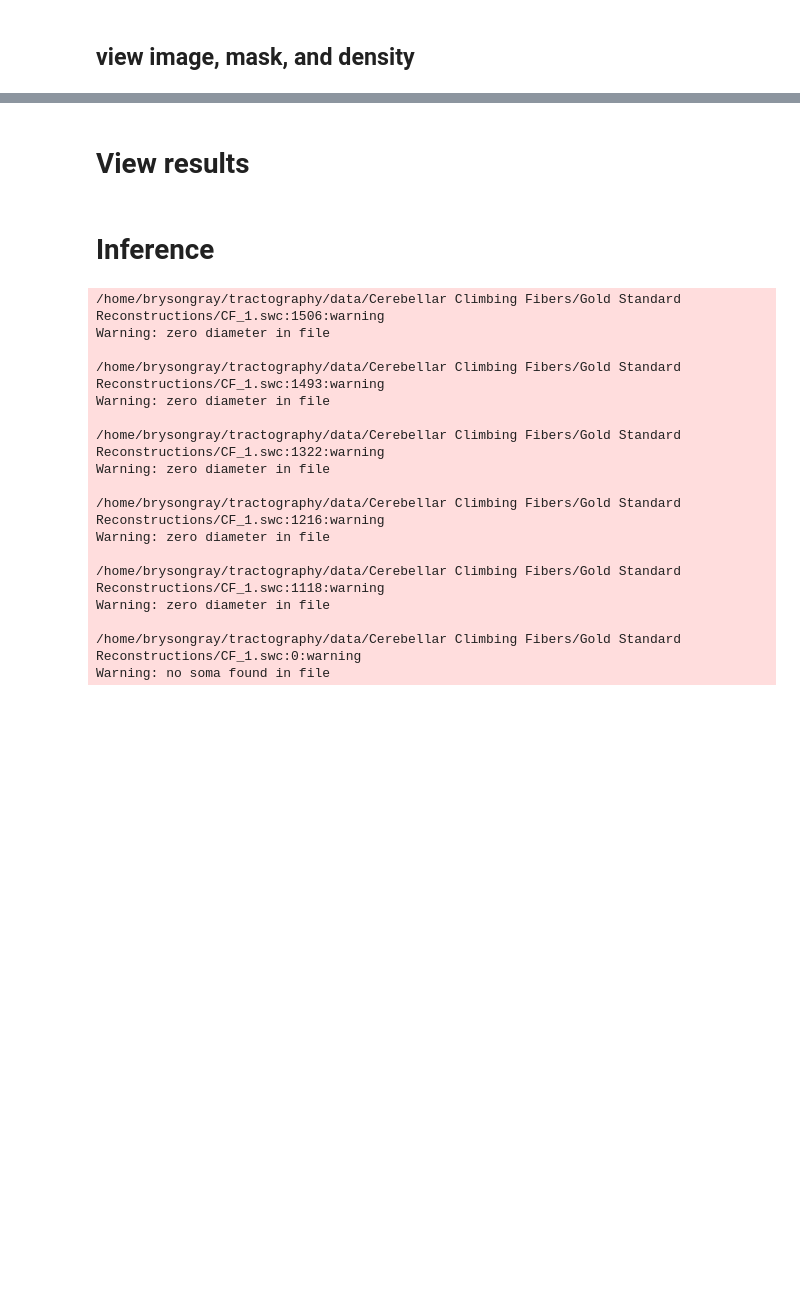
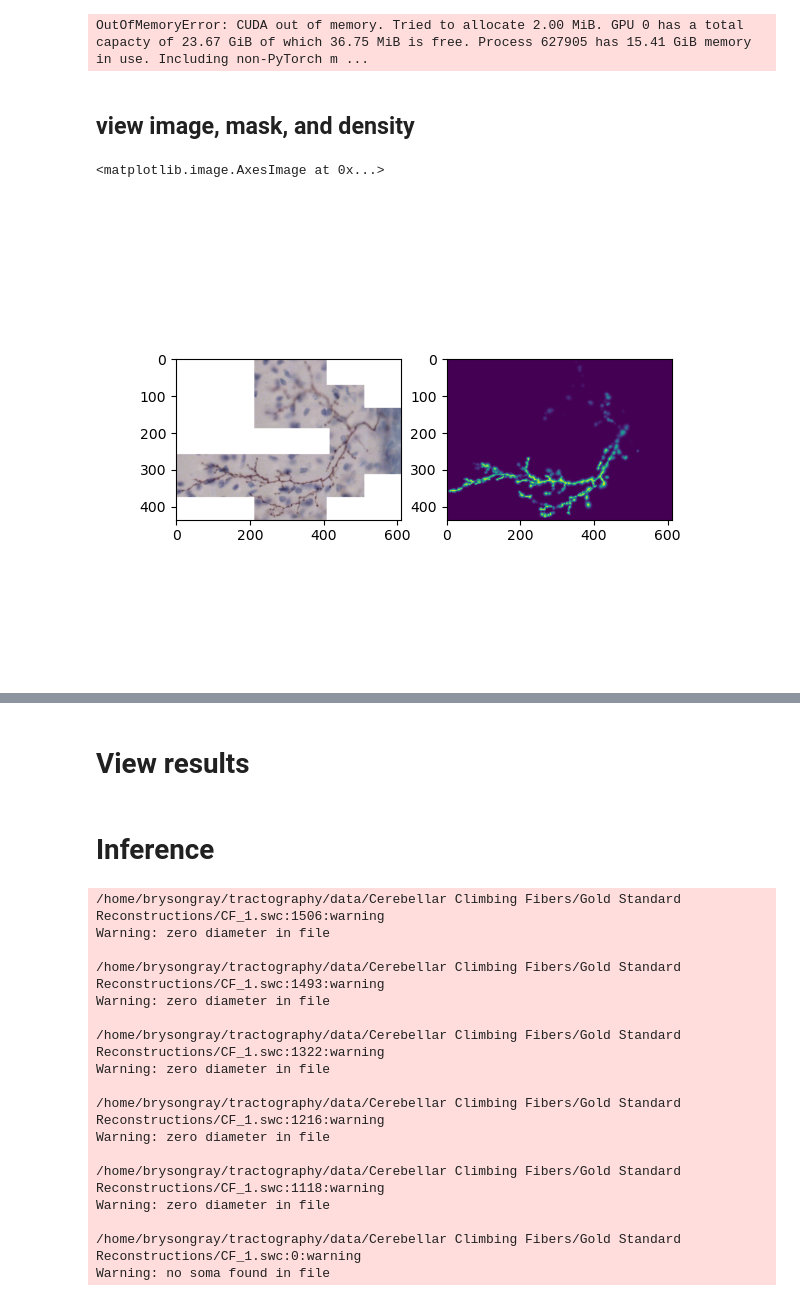
Before and after one commit to twardlab/neurotrack, a Jupyter notebook: neuron_trx/notebooks/neuron_trx_tests.ipynb, the cells around one changed output, grey strips where cells are left out. Cells and saved outputs as stored; diff of their text form; code cells hidden in the pictures; blank space fills up the shorter version.

Commit message:
test visualization and miscellaneous fixes

```diff
--- a/neuron_trx/notebooks/neuron_trx_tests.ipynb
+++ b/neuron_trx/notebooks/neuron_trx_tests.ipynb
@@ -88,7 +97,7 @@ pixelsize = args["pixelsize"] if "pixelsize" in args else [1.0, 1.0, 1.0]
 patch_radius = 17
 actions = np.load('/home/brysongray/tractography/neuron_trx/action_space_30_dir.npy')
 
-img, density, mask = load_data(img_file, label_file, downsample_factor=10, binary=False, inverse=True)
+img, density, mask = load_data(img_file, label_file, downsample_factor=10, binary=False, inverse=False)
 
 
 env = Environment(img,
@@ -123,8 +150,10 @@ dqn_model.train(env,
                 eps_start=eps_start,
                 eps_end=eps_end,
                 eps_decay=eps_decay,
-                save_snapshots=True,
+                save_snapshots=False,
                 show=False,
-                name='alpha-1_beta-1.0_f-0.5_n-1')
+                name='')
+# %% [output]
+OutOfMemoryError: CUDA out of memory. Tried to allocate 2.00 MiB. GPU 0 has a total capacty of 23.67 GiB of which 36.75 MiB is free. Process 627905 has 15.41 GiB memory in use. Including non-PyTorch m ...
 # %% [markdown]
 ## view image, mask, and density
@@ -133,8 +166,13 @@ env.img.data.shape
 # %%
-fig, ax = plt.subplots(1,3)
-ax[0].imshow(env.img.data[:3].amax(dim=1).permute(1,2,0))
-ax[1].imshow(env.true_density.data[0].amax(dim=0))
-ax[2].imshow(env.mask.data[0].amax(dim=0))
+plt.ion()
+fig, ax = plt.subplots(1,2)
+z = 24
+ax[0].imshow(env.img.data[:3, z].permute(1,2,0)) #.amax(dim=1).permute(1,2,0))
+ax[1].imshow(env.true_density.data[0, z]) #.amax(dim=0))
+# ax[2].imshow(env.mask.data[0].amax(dim=0))
+# %% [output]
+<matplotlib.image.AxesImage at 0x...>
+[figure, added]
 # %%
 DEVICE = 'cuda:0'
 # %%
```
Also changed, not shown: parts of 19 cells of this notebook, 2 other files.
